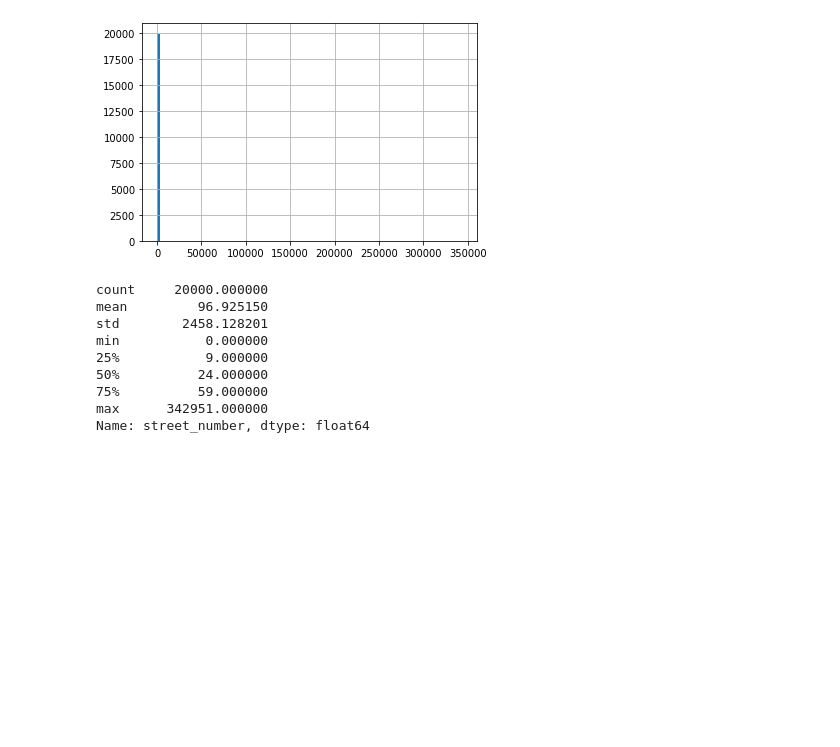
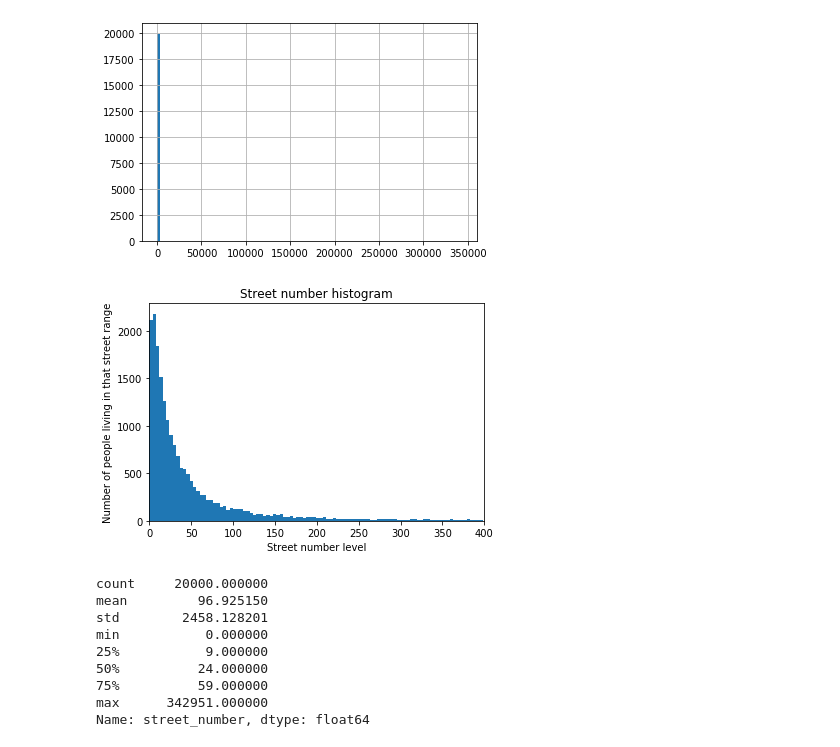
Before and after one commit to monkeyusage/duplicates, a Jupyter notebook: notebooks/data_quality.ipynb, the cells around one changed output. Drawn from its saved outputs; the diff is of its cells as text; code cells hidden in the pictures; blank space fills up the shorter version.

```diff
--- a/notebooks/data_quality.ipynb
+++ b/notebooks/data_quality.ipynb
@@ -132,6 +156,15 @@ df_patient.street_number.hist(bins=100)
 # %% [output]
 <matplotlib.axes._subplots.AxesSubplot at 0x...>
 [figure]
+# %%
+plt.title("Street number histogram")
+plt.xlabel("Street number level")
+plt.ylabel("Number of people living in that street range")
+plt.xlim(left=0,right=400)
+plt.hist(df_patient[df_patient.street_number < 400].street_number.values, bins=100)
+plt.show()
+# %% [output]
+[figure, added]
 # %%
 df_patient.street_number.describe()
 # %% [output]
```
Also changed, not shown: parts of 60 cells of this notebook, 9 other files.
